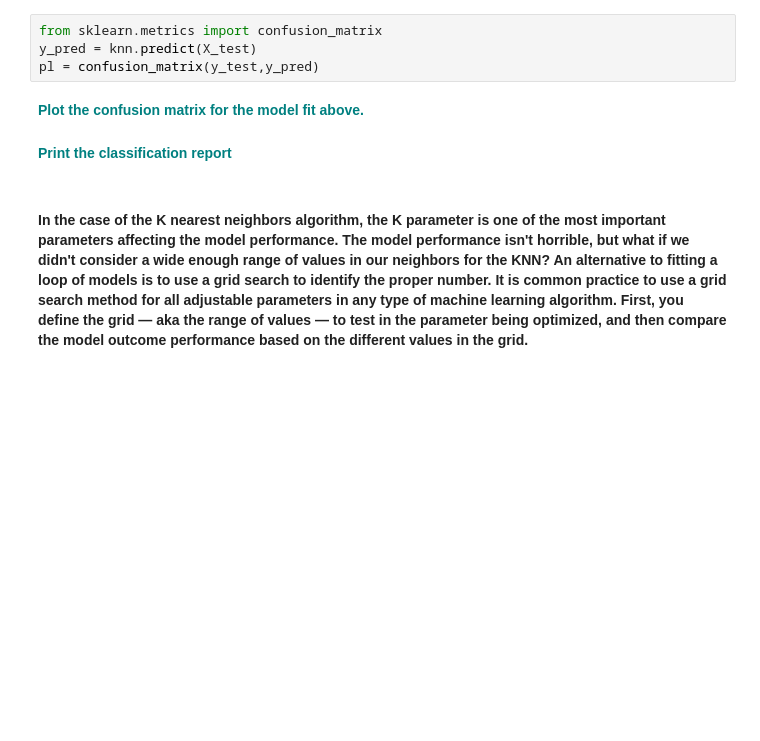
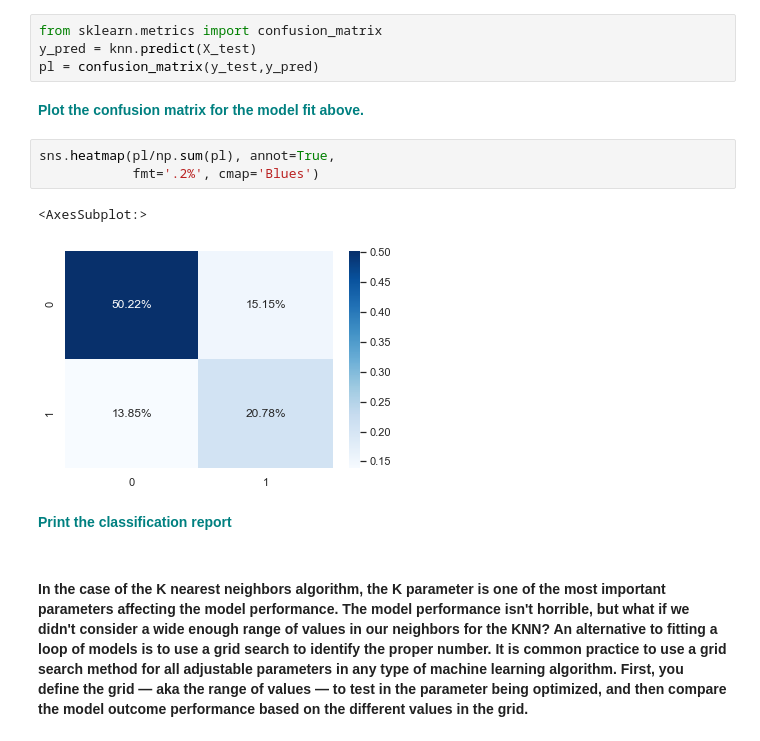
Before and after one commit to harsh2403/Grid-Search-in-KNN, a Jupyter notebook: GridSearchKNN_Case_Study.ipynb, the cells around one changed output. Cells and saved outputs as stored; diff of their text form; blank space fills up the shorter version.

```diff
--- a/GridSearchKNN_Case_Study.ipynb
+++ b/GridSearchKNN_Case_Study.ipynb
@@ -256,6 +260,12 @@ y_pred = knn.predict(X_test)
 pl = confusion_matrix(y_test,y_pred)
 # %% [markdown]
 **<font color='teal'> Plot the confusion matrix for the model fit above. </font>**
+# %%
+sns.heatmap(pl/np.sum(pl), annot=True,
+            fmt='.2%', cmap='Blues')
+# %% [output]
+<AxesSubplot:>
+[figure, added]
 # %% [markdown]
 **<font color='teal'> Print the classification report </font>**
 # %% [markdown]
```
Also changed, not shown: parts of 5 cells of this notebook.
